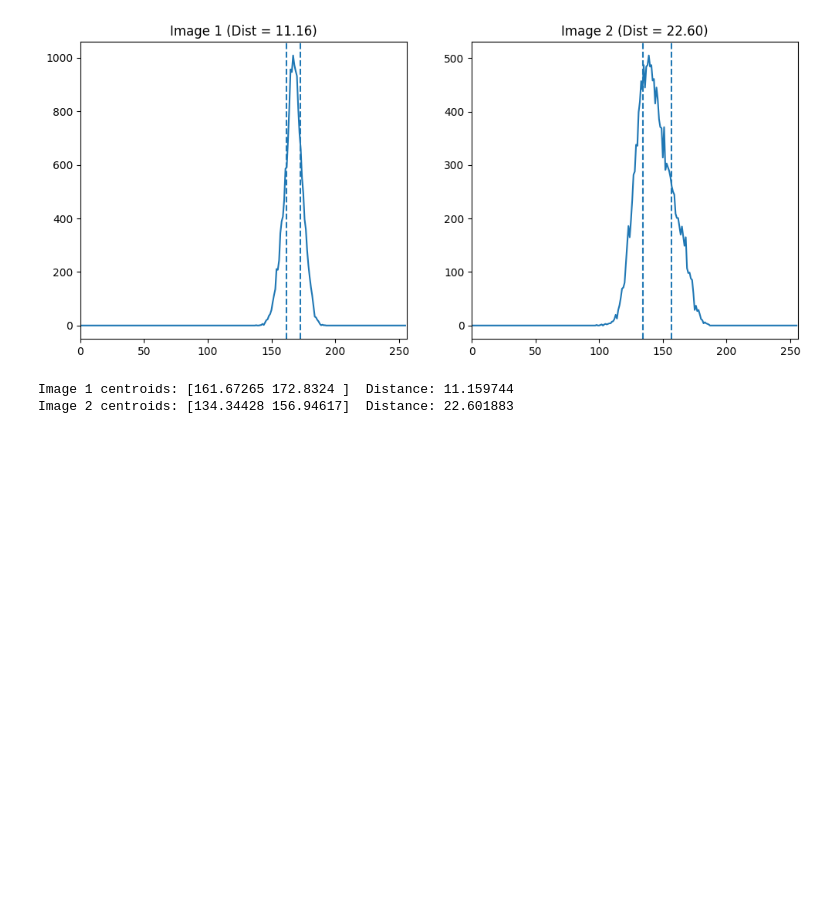
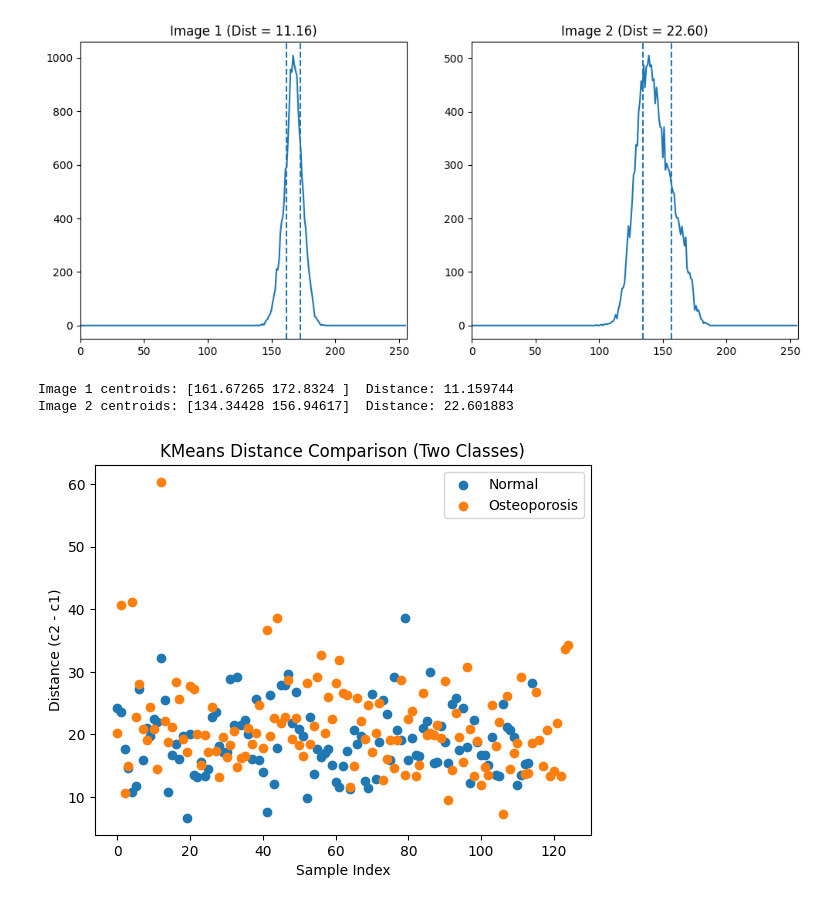
Before and after one commit to Shyam414/research, a Jupyter notebook: b.ipynb, the cells around one changed output. Drawn from its saved outputs; the diff is of its cells as text; code cells hidden in the pictures; blank space fills up the shorter version.

```diff
--- a/b.ipynb
+++ b/b.ipynb
@@ -321,3 +243,37 @@ print("Image 2 centroids:", centers2, " Distance:", dist2)
 [figure]
 Image 1 centroids: [161.67265 172.8324 ]  Distance: 11.159744
 Image 2 centroids: [134.34428 156.94617]  Distance: 22.601883
+# %%
+import pandas as pd
+import matplotlib.pyplot as plt
+
+# ===== LOAD CSV =====
+df = pd.read_csv("kmeans_features.csv")
+
+# ===== CHECK LABELS =====
+labels = df['label'].unique()
+
+if len(labels) != 2:
+    raise ValueError("This plot expects exactly 2 labels")
+
+label1, label2 = labels[0], labels[1]
+
+# ===== SPLIT DATA =====
+df1 = df[df['label'] == label1]
+df2 = df[df['label'] == label2]
+
+# ===== PLOT =====
+plt.figure()
+
+# Plot distances (column index 2)
+plt.scatter(range(len(df1)), df1.iloc[:, 2], label=label1)
+plt.scatter(range(len(df2)), df2.iloc[:, 2], label=label2)
+
+plt.xlabel("Sample Index")
+plt.ylabel("Distance (c2 - c1)")
+plt.title("KMeans Distance Comparison (Two Classes)")
+plt.legend()
+
+plt.show()
+# %% [output]
+[figure, added]
```
Also changed, not shown: parts of 6 cells of this notebook.
